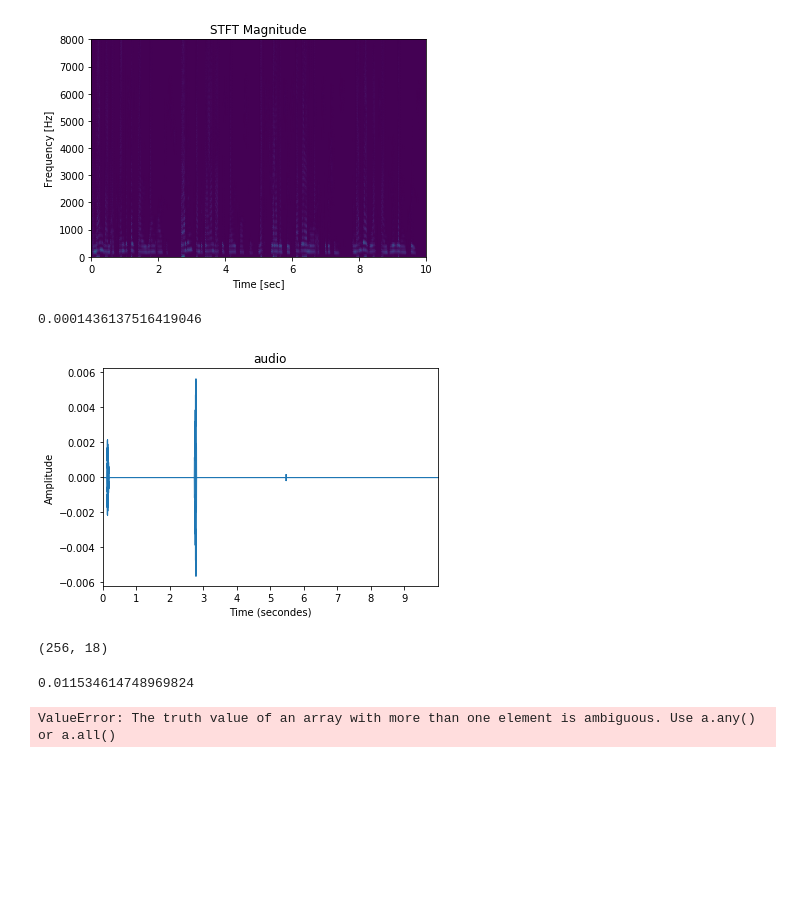
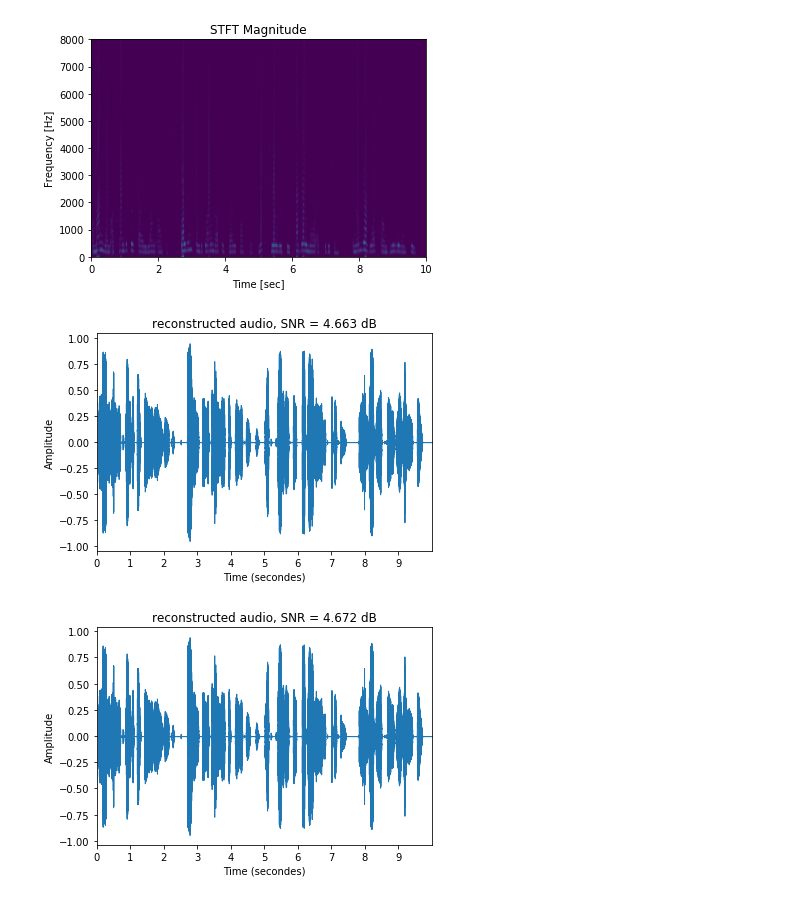
Before and after one commit to ZoeYou/signal-processing-m2, a Jupyter notebook: project/audio_signal_declipping.ipynb, the cells around one changed output. Drawn from its saved outputs; the diff is of its cells as text; code cells hidden in the pictures; blank space fills up the shorter version.

```diff
--- a/project/audio_signal_declipping.ipynb
+++ b/project/audio_signal_declipping.ipynb
@@ -84,7 +86,7 @@ def picking_reliable(clipped_audio):
     clipping = max(clipped_audio)
     n = len(clipped_audio)
 
-    pick = np.array([1 if abs(clipped_audio[i]) < (clipping - 10e-3) else 0 for i in range(n)])
+    pick = np.array([1 if abs(clipped_audio[i]) < clipping else 0 for i in range(n)])
     clip = 1-pick
 
     return pick, clip
@@ -94,17 +96,20 @@ ETA = 0.9
 k = 1
 LAMBDA = 0.01
 L = 1
+T = LAMBDA/L
 
-theta_clip = max(abs(clipped_audio))
+theta_clip = 1.5*max(abs(clipped_audio))
 y = clipped_audio
 
 Mr, Mc = picking_reliable(clipped_audio)
 xinv = np.zeros(Mr.shape[0])
 zinv = xinv.copy()
 # %%
+xinv_old = xinv.copy()
+
 # compute the gradients
 g1 = - np.transpose(Mr) * (Mr * (y - zinv))
 g2 = - np.transpose(Mc) * (Mc * (theta_clip - zinv))
 
-xinv_unthesh = zinv - (g1+g2)
+xinv_unthesh = zinv - (g1+g2) / L
 # %%
@@ -122,19 +128,14 @@ plt.show()
 # %%
 # thresholding
 SoftThresh = lambda x, T: x*np.maximum(1-T/np.maximum(abs(x), 1e-10*np.ones(np.shape(x))), np.zeros(np.shape(x)))
-axx = SoftThresh(axx, LAMBDA/L)
-_, xrec = signal.istft(axx, fs=sr)
+axx = SoftThresh(axx, T)
+
+_, xinv = signal.istft(axx, fs=sr)
-# %%
-from numpy import linalg as LA
-theta = LA.norm(axx @ np.asmatrix(axx).H)
-theta
-# %% [output]
-0.0001436137516419046
 # %%
-librosa.display.waveplot(y = xrec, sr = sr)
+librosa.display.waveplot(y = xinv, sr = sr)
 plt.xlabel("Time (secondes)")
 plt.ylabel("Amplitude")
-plt.title("audio")
+plt.title("reconstructed audio, SNR = %.3f dB" %snr(audio,xinv))
 plt.show()
 # %% [output]
-[figure, old version]
+[figure, new version]
@@ -145,12 +141,0 @@ x = perform_stft(perform_stft(audio,w=256,q=1,n=1024),w=256,q=1,n=1024)
-# %%
-stft.shape
-# %% [output]
-(256, 18)
-# %%
-LA.norm(stft @ np.transpose(stft))
-# %% [output]
-0.011534614748969824
-# %%
-plt.pcolormesh(65, 256, np.abs(stft), vmin=0, vmax=max(stft), shading='gouraud')
-# %% [output]
-ValueError: The truth value of an array with more than one element is ambiguous. Use a.any() or a.all()
@@ -156,0 +171,8 @@ ValueError: The truth value of an array with more than one element is ambiguous.
+# %%
+librosa.display.waveplot(y = xinv, sr = sr)
+plt.xlabel("Time (secondes)")
+plt.ylabel("Amplitude")
+plt.title("reconstructed audio, SNR = %.3f dB" %snr(audio,xinv))
+plt.show()
+# %% [output]
+[figure, added]
```
Also changed, not shown: parts of 9 cells of this notebook, 17 other files.
